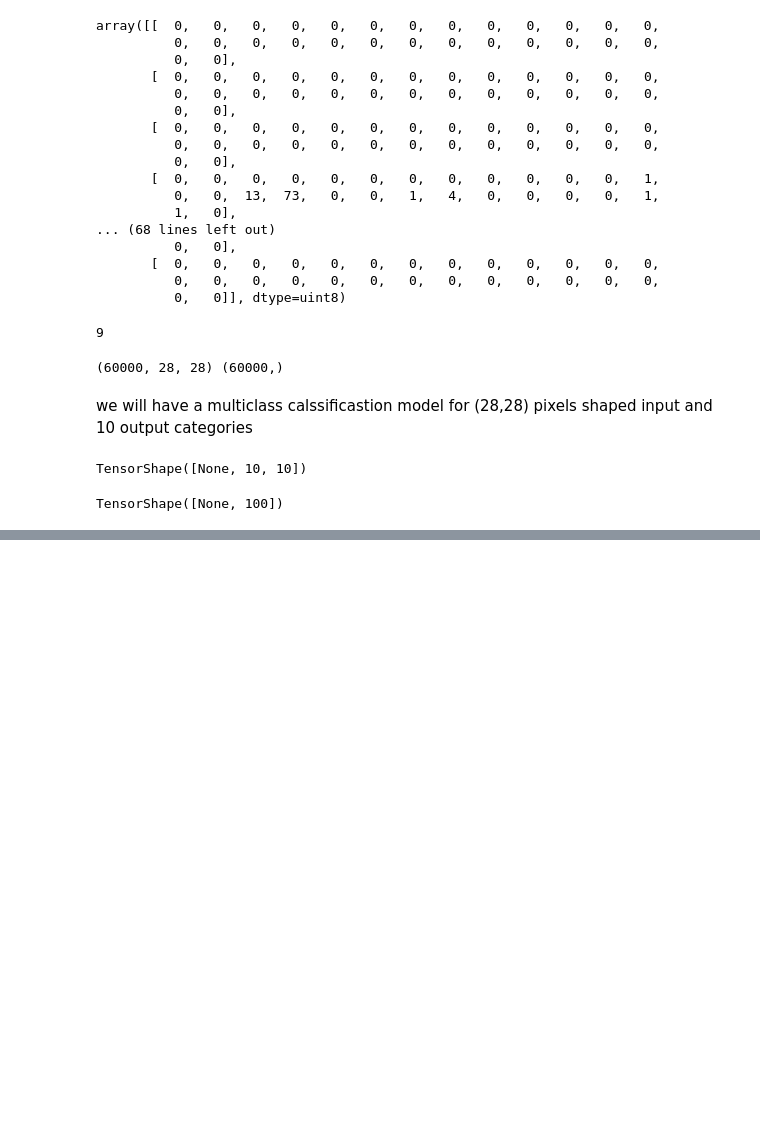
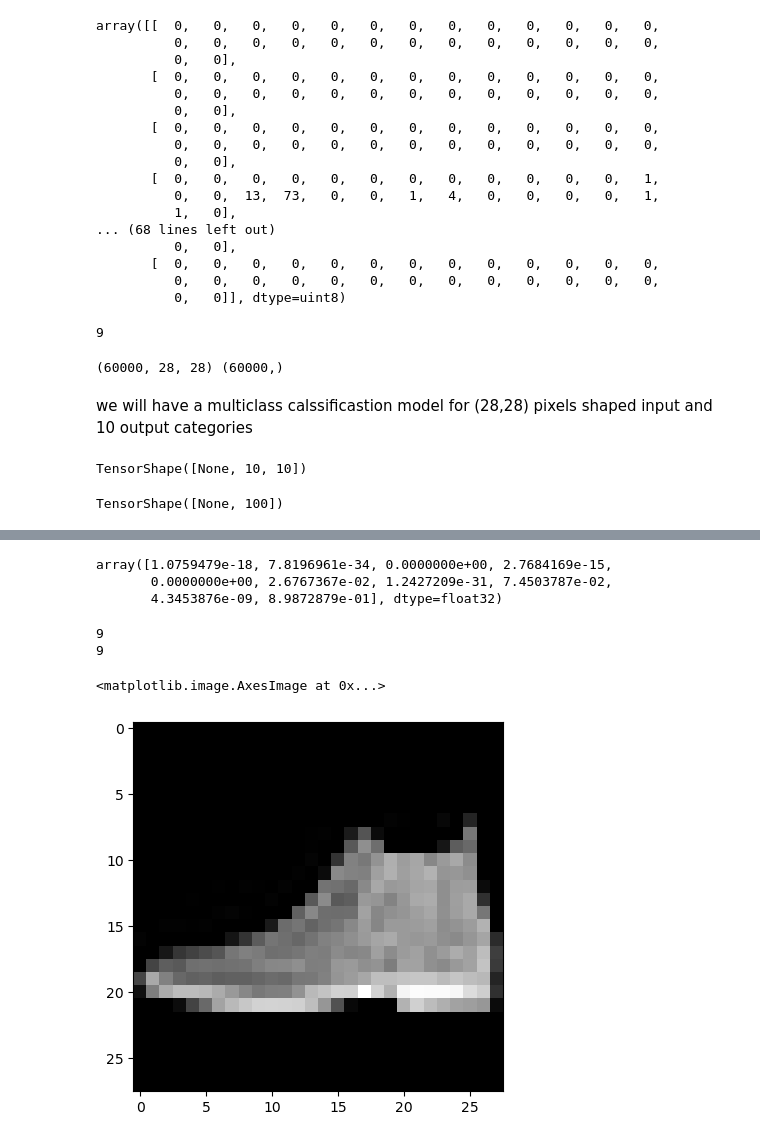
Before and after one commit to capta1Nemo/Workspace, a Jupyter notebook: EarthML/ML/image/3.2.ipynb, the cells around one changed output, grey strips where cells are left out. Drawn from its saved outputs; the diff is of its cells as text; code cells hidden in the pictures; blank space fills up the shorter version.

```diff
--- a/EarthML/ML/image/3.2.ipynb
+++ b/EarthML/ML/image/3.2.ipynb
@@ -57,0 +107,17 @@ model.compile(optimizer=tf.keras.optimizers.Adam(learning_rate=1e-2),
+# %%
+prediction[0]
+# %% [output]
+array([1.0759479e-18, 7.8196961e-34, 0.0000000e+00, 2.7684169e-15,
+       0.0000000e+00, 2.6767367e-02, 1.2427209e-31, 7.4503787e-02,
+       4.3453876e-09, 8.9872879e-01], dtype=float32)
+# %%
+print(prediction[0].argmax())
+print(train_labels[0])
+# %% [output]
+9
+9
+# %%
+plt.imshow(test_images[0],cmap='grey')
+# %% [output]
+<matplotlib.image.AxesImage at 0x...>
+[figure, added]
```
Also changed, not shown: parts of 24 cells of this notebook, 2 other files.
